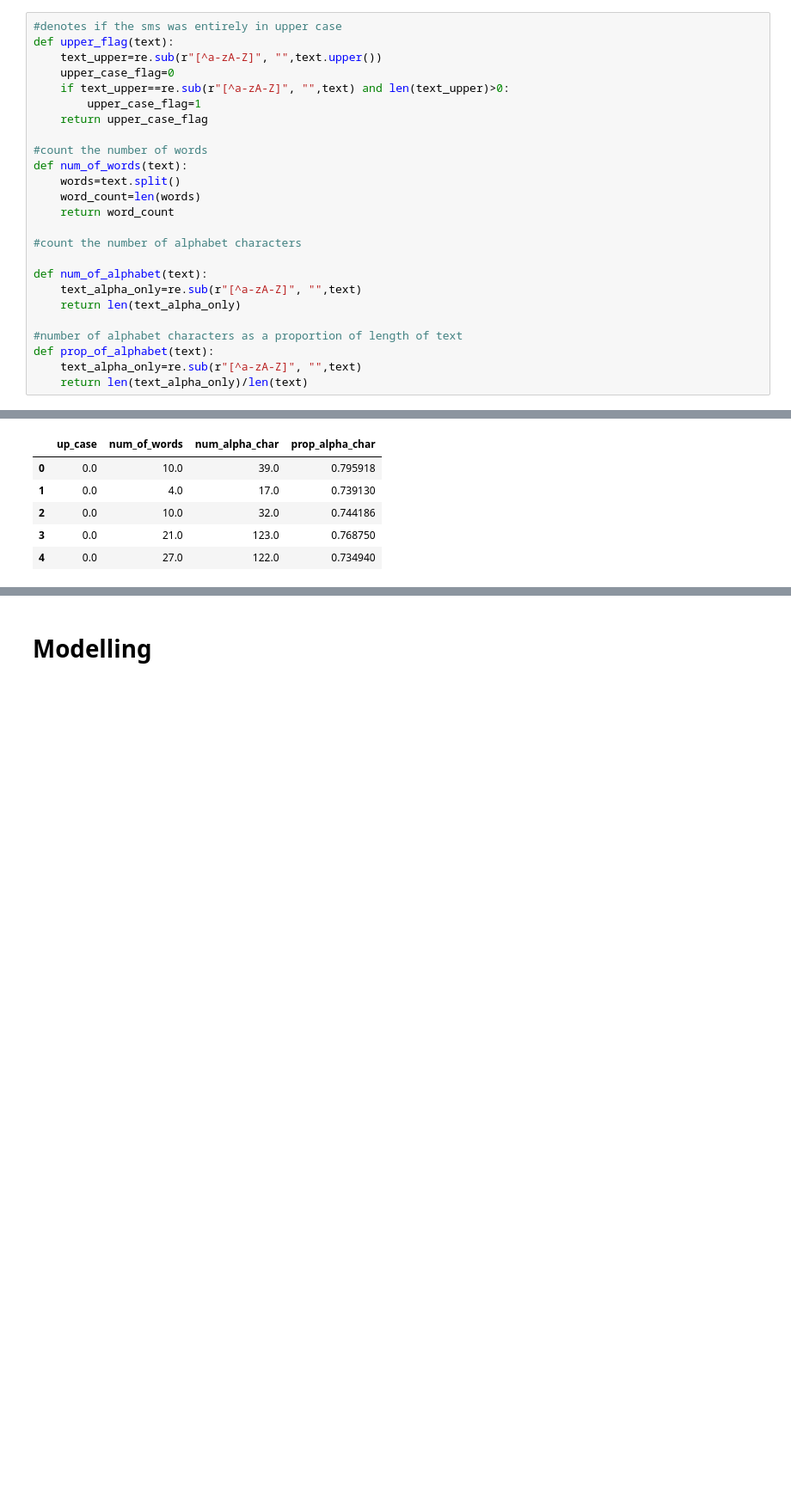
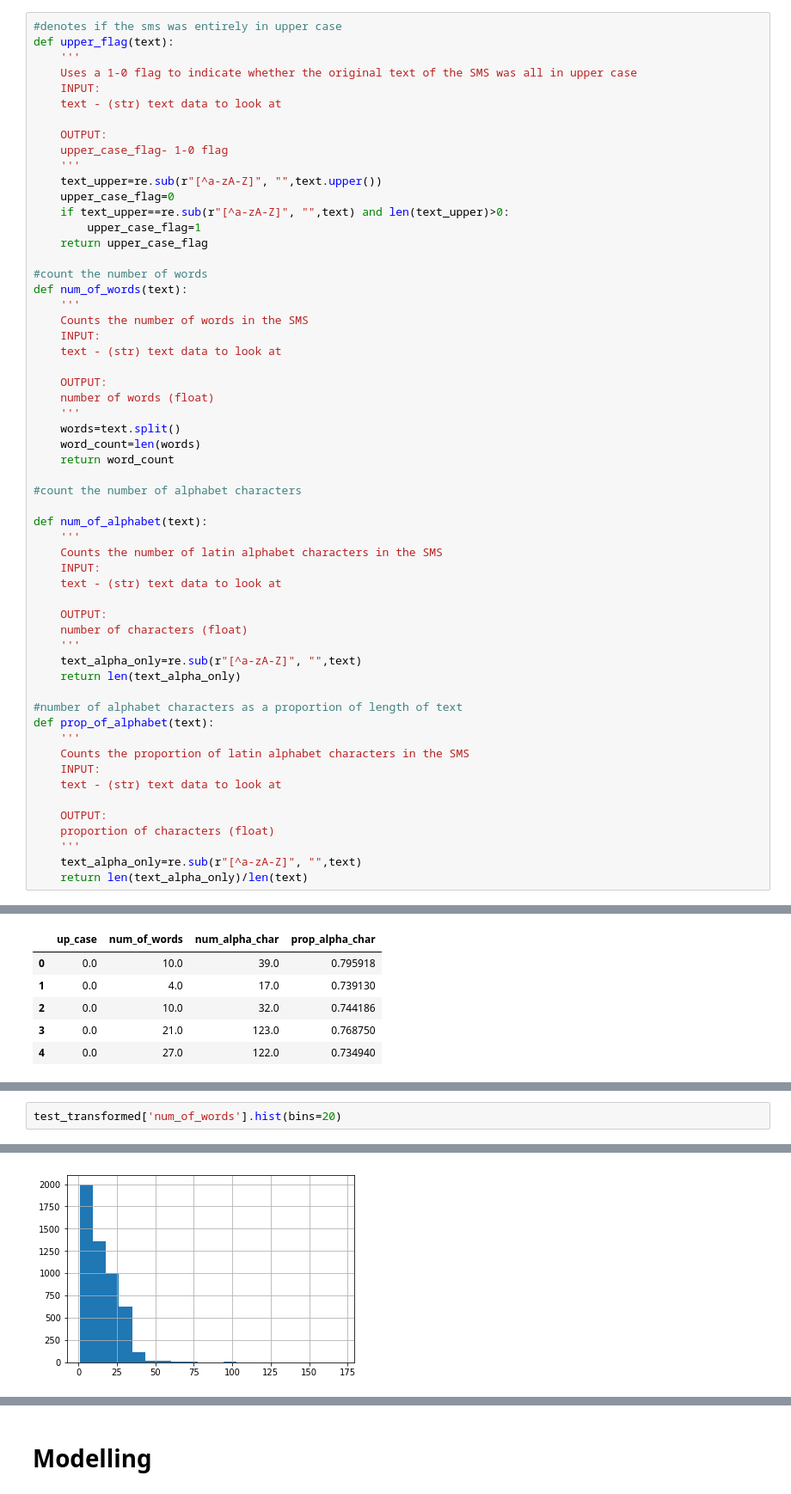
Before and after one commit to docju/capstone2, a Jupyter notebook: Capstone2.ipynb, the cells around one changed output, grey strips where cells are left out. Shown: that part at 86% size. Saved outputs shown, nothing was run; the diff lists cells and outputs as text; blank space fills up the shorter version.

```diff
--- a/Capstone2.ipynb
+++ b/Capstone2.ipynb
@@ -260,6 +293,14 @@ for i in range(0,10):
 # %%
 #denotes if the sms was entirely in upper case
 def upper_flag(text):
+    '''
+    Uses a 1-0 flag to indicate whether the original text of the SMS was all in upper case
+    INPUT:
+    text - (str) text data to look at
+
+    OUTPUT:
+    upper_case_flag- 1-0 flag
+    '''
     text_upper=re.sub(r"[^a-zA-Z]", "",text.upper())
     upper_case_flag=0
     if text_upper==re.sub(r"[^a-zA-Z]", "",text) and len(text_upper)>0:
@@ -268,6 +309,14 @@ def upper_flag(text):
 
 #count the number of words
 def num_of_words(text):
+    '''
+    Counts the number of words in the SMS
+    INPUT:
+    text - (str) text data to look at
+
+    OUTPUT:
+    number of words (float)
+    '''
     words=text.split()
     word_count=len(words)
     return word_count
@@ -275,11 +324,27 @@ def num_of_words(text):
 #count the number of alphabet characters
 
 def num_of_alphabet(text):
+    '''
+    Counts the number of latin alphabet characters in the SMS
+    INPUT:
+    text - (str) text data to look at
+
+    OUTPUT:
+    number of characters (float)
+    '''
     text_alpha_only=re.sub(r"[^a-zA-Z]", "",text)
     return len(text_alpha_only)
 
 #number of alphabet characters as a proportion of length of text
 def prop_of_alphabet(text):
+    '''
+    Counts the proportion of latin alphabet characters in the SMS
+    INPUT:
+    text - (str) text data to look at
+
+    OUTPUT:
+    proportion of characters (float)
+    '''
     text_alpha_only=re.sub(r"[^a-zA-Z]", "",text)
     return len(text_alpha_only)/len(text)
 # %%
@@ -321,0 +397,3 @@ test_transformed.head()
+# %%
+test_transformed['num_of_words'].hist(bins=20)
+# %% [output]
@@ -321,0 +401 @@ test_transformed.head()
+[figure, added]
```
Also changed, not shown: parts of 72 cells of this notebook.
